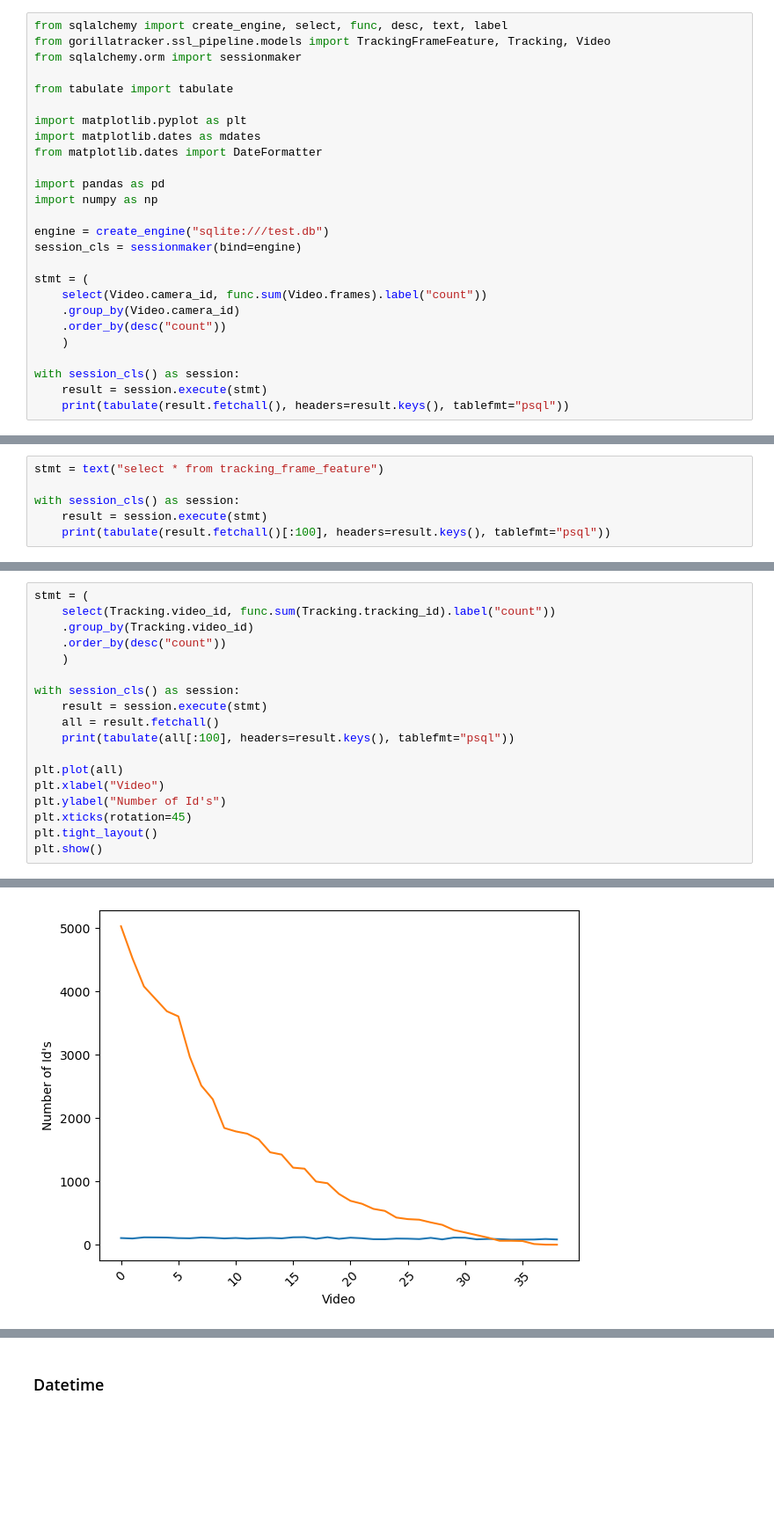
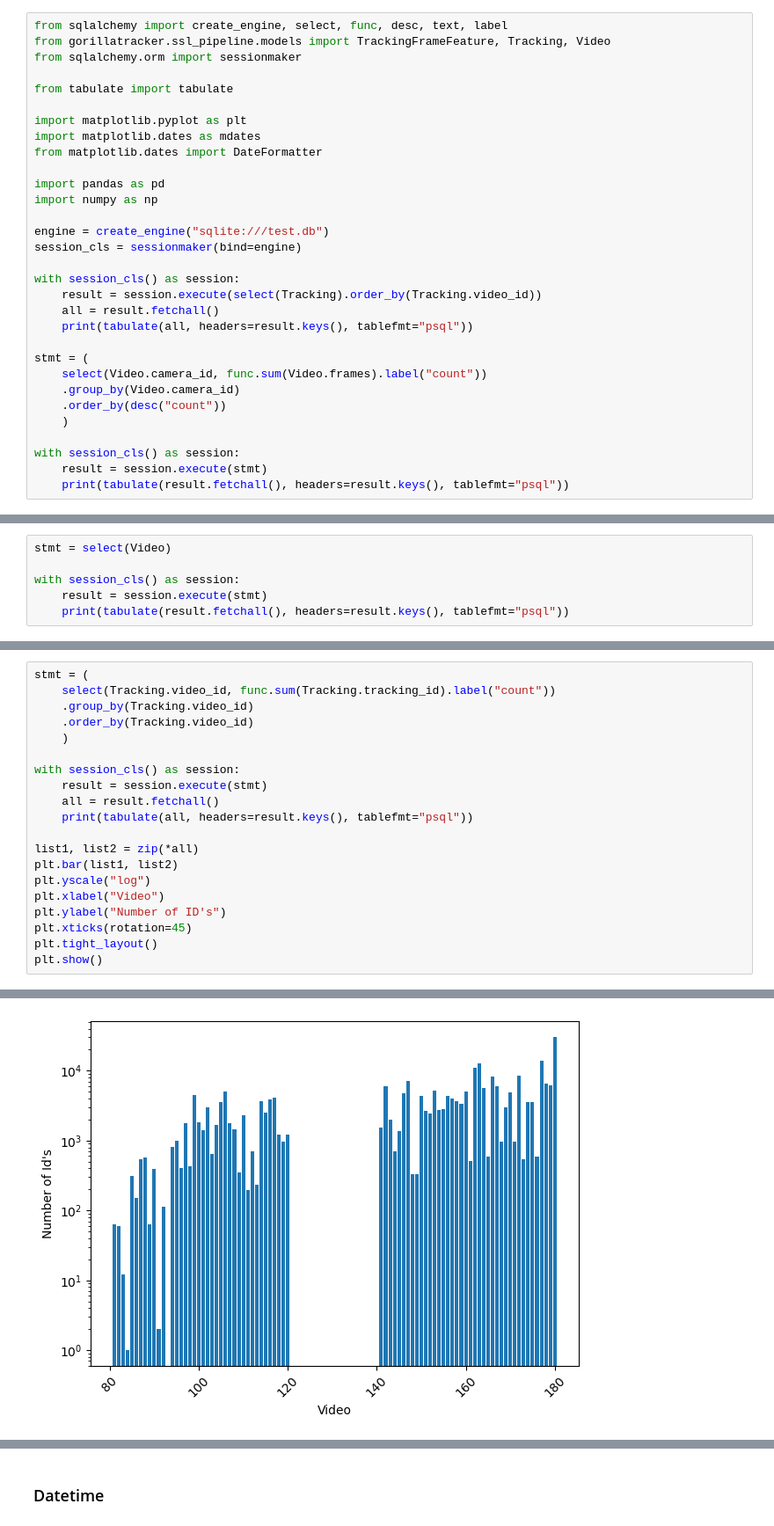
Before and after one commit to liamvdv/gorillatracker, a Jupyter notebook: database_stats.ipynb, the cells around one changed output, grey strips where cells are left out. Shown at 88% size. Cells and saved outputs as stored; diff of their text form; blank space fills up the shorter version.

```diff
--- a/database_stats.ipynb
+++ b/database_stats.ipynb
@@ -15,6 +15,11 @@ import numpy as np
 engine = create_engine("sqlite:///test.db")
 session_cls = sessionmaker(bind=engine)
 
+with session_cls() as session:
+    result = session.execute(select(Tracking).order_by(Tracking.video_id))
+    all = result.fetchall()
+    print(tabulate(all, headers=result.keys(), tablefmt="psql"))
+
 stmt = (
     select(Video.camera_id, func.sum(Video.frames).label("count"))
     .group_by(Video.camera_id)
@@ -46,7 +50,7 @@ with session_cls() as session:
 # %%
-stmt = text("select * from tracking_frame_feature")
+stmt = select(Video)
 
 with session_cls() as session:
     result = session.execute(stmt)
-    print(tabulate(result.fetchall()[:100], headers=result.keys(), tablefmt="psql"))
+    print(tabulate(result.fetchall(), headers=result.keys(), tablefmt="psql"))
 # %% [output]
@@ -71,17 +75,19 @@ with session_cls() as session:
 stmt = (
     select(Tracking.video_id, func.sum(Tracking.tracking_id).label("count"))
     .group_by(Tracking.video_id)
-    .order_by(desc("count"))
+    .order_by(Tracking.video_id)
     )
 
 with session_cls() as session:
     result = session.execute(stmt)
     all = result.fetchall()
-    print(tabulate(all[:100], headers=result.keys(), tablefmt="psql"))
+    print(tabulate(all, headers=result.keys(), tablefmt="psql"))
 
-plt.plot(all)
+list1, list2 = zip(*all)
+plt.bar(list1, list2)
+plt.yscale("log")
 plt.xlabel("Video")
-plt.ylabel("Number of Id's")
+plt.ylabel("Number of ID's")
 plt.xticks(rotation=45)
 plt.tight_layout()
 plt.show()
@@ -105,2 +111,2 @@ plt.show()
 +------------+---------+
-[figure, old version]
+[figure, new version]
```
Also changed, not shown: parts of 7 cells of this notebook, 1 other file.
